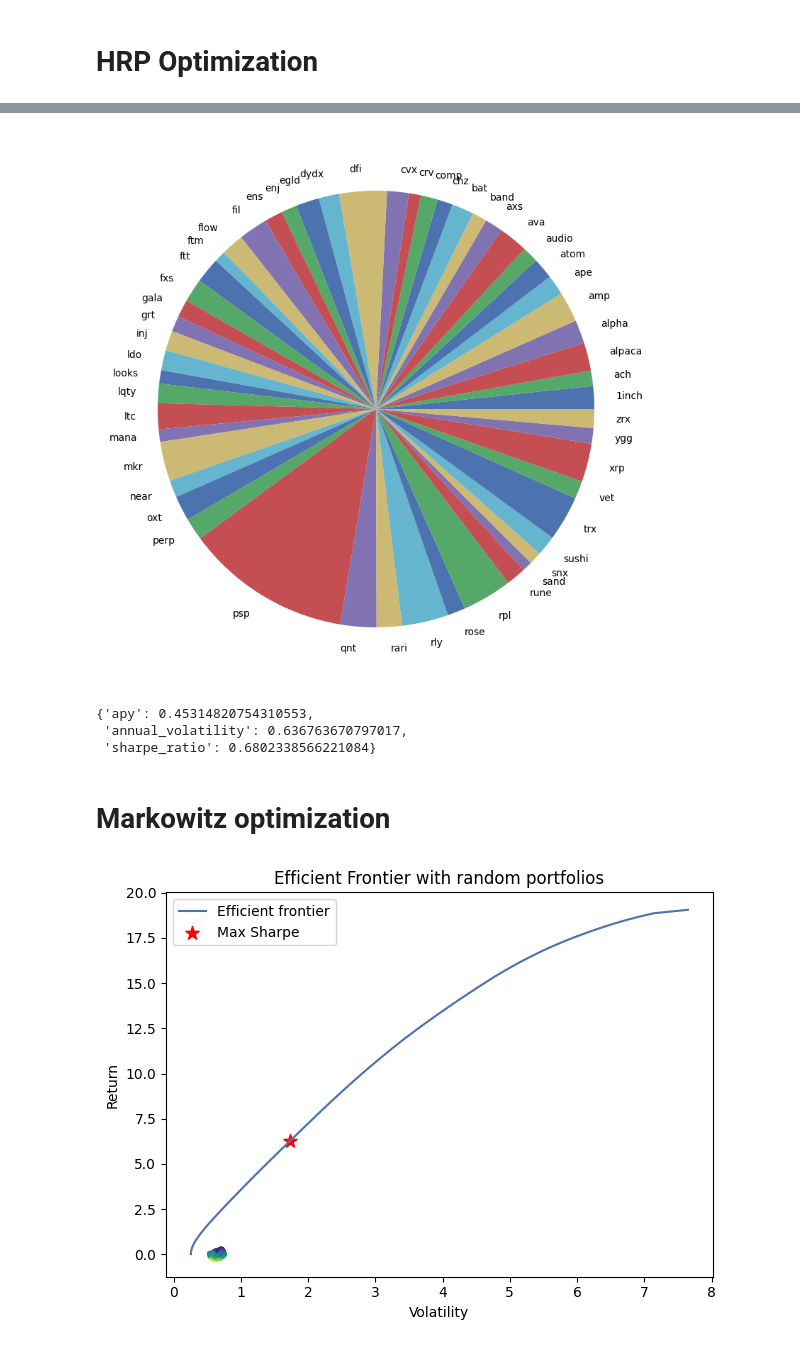
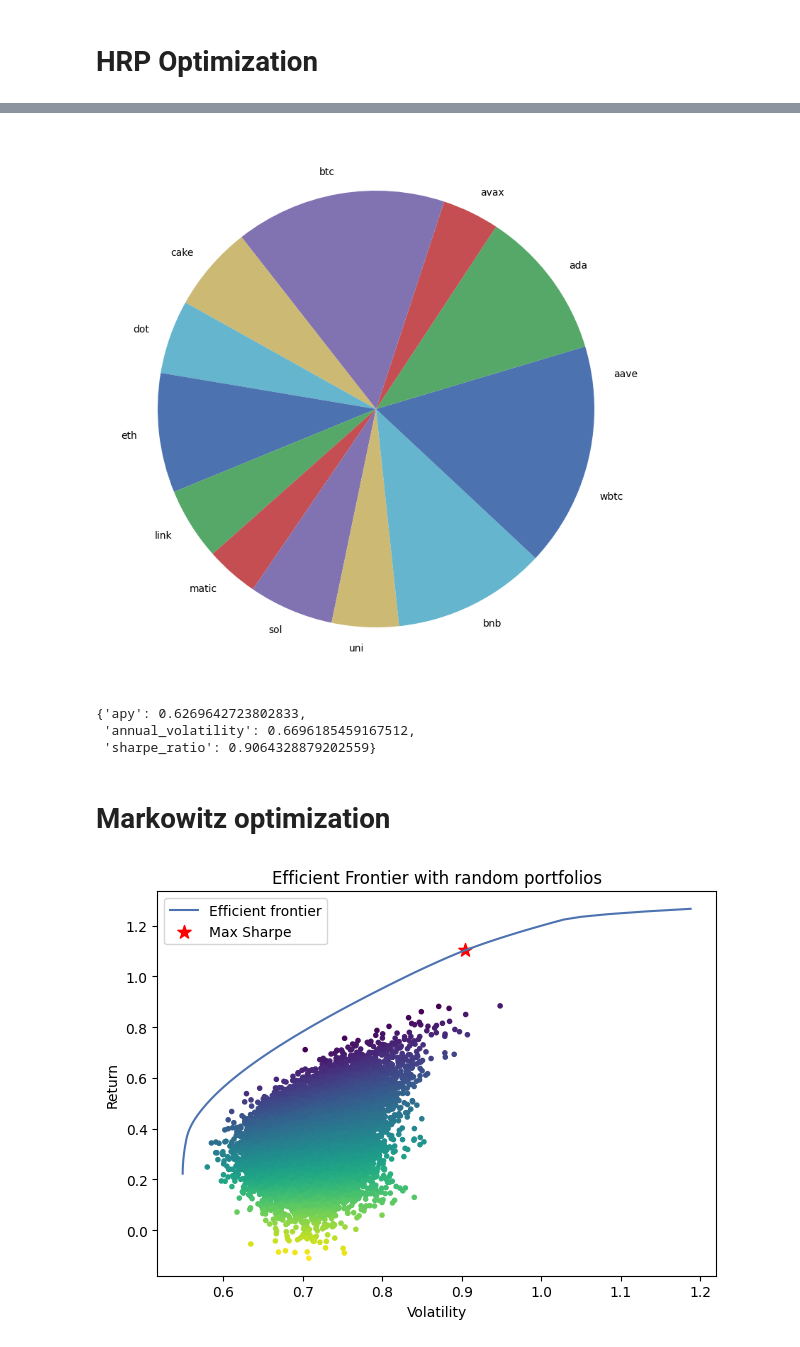
Before and after one commit to arguiot/portfolio, a Jupyter notebook: portfolio.ipynb, the cells around one changed output, grey strips where cells are left out. Drawn from its saved outputs; the diff is of its cells as text; code cells hidden in the pictures.

```diff
--- a/portfolio.ipynb
+++ b/portfolio.ipynb
@@ -10,7 +10,7 @@ import pypfopt
 from pypfopt import risk_models, plotting
 # %%
 asset_list = get_tickers()
-df = get_historical_prices_for_assets(asset_list['medium_risk_tickers'], time_range=timedelta(days=365 * 3))
+df = get_historical_prices_for_assets(asset_list['high_risk_tickers'], time_range=timedelta(days=365 * 3))
 # Print comprehensive statistical summary
 df
 # %% [output]
@@ -114,24 +106,24 @@ dtype: float64
 # %%
 pd.Series(hrp_weights).plot.pie(figsize=(10, 10));
 # %% [output]
-[figure, old version]
+[figure, new version]
 # %%
 hrp.get_metrics()
 # %% [output]
-{'apy': 0.45314820754310553,
- 'annual_volatility': 0.636763670797017,
- 'sharpe_ratio': 0.6802338566221084}
+{'apy': 0.6269642723802833,
+ 'annual_volatility': 0.6696185459167512,
+ 'sharpe_ratio': 0.9064328879202559}
 # %% [markdown]
 # Markowitz optimization
 # %%
 from portfolio_optimization.optimization.markowitz import Markowitz
 
-markowitz = Markowitz(df, weight_bounds=(None, None))
+markowitz = Markowitz(df)
 
 markowitz_weights = markowitz.get_weights()
 markowitz.plot_frontier()
 # %% [output]
-[figure, old version]
+[figure, new version]
 # %%
 print(markowitz_weights)
 fig, axes = plt.subplots(1, 2, figsize=(20, 10))
```
Also changed, not shown: parts of 11 cells of this notebook, 1 other file.
